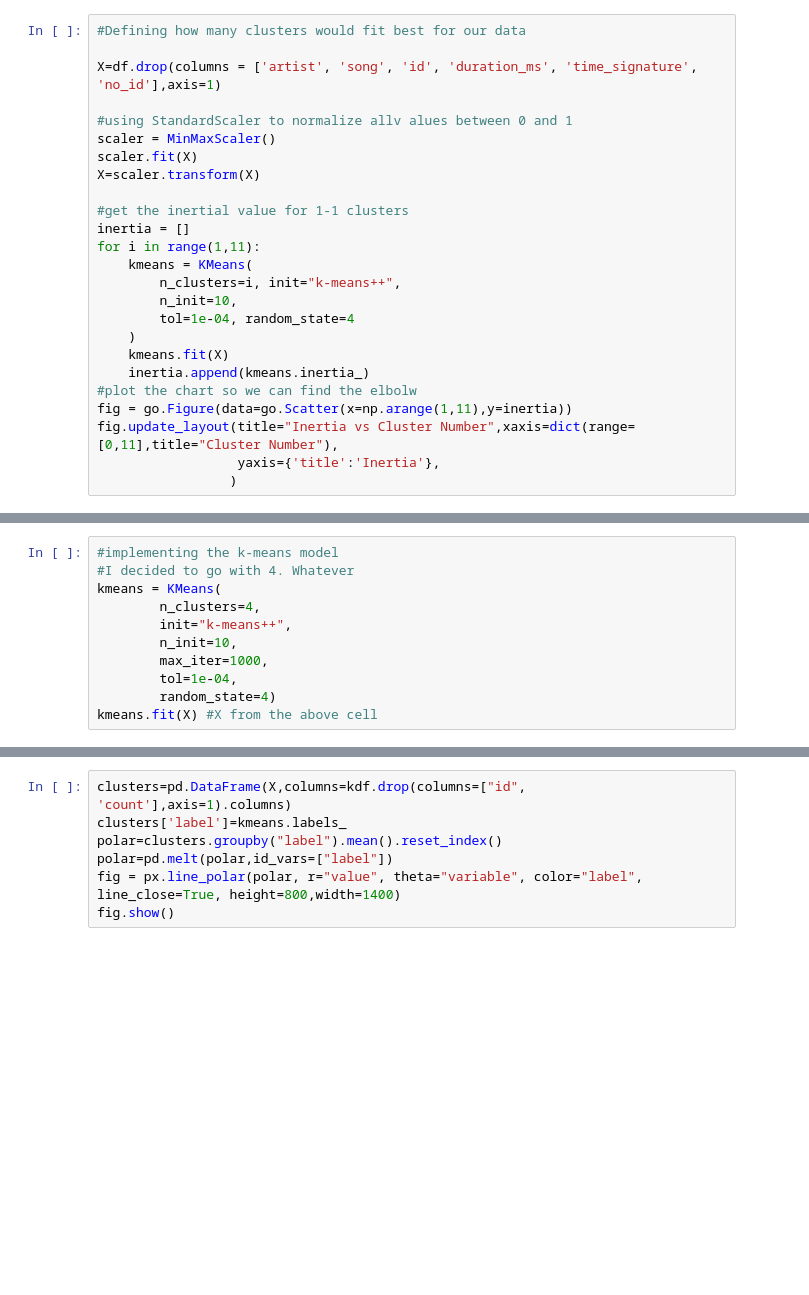
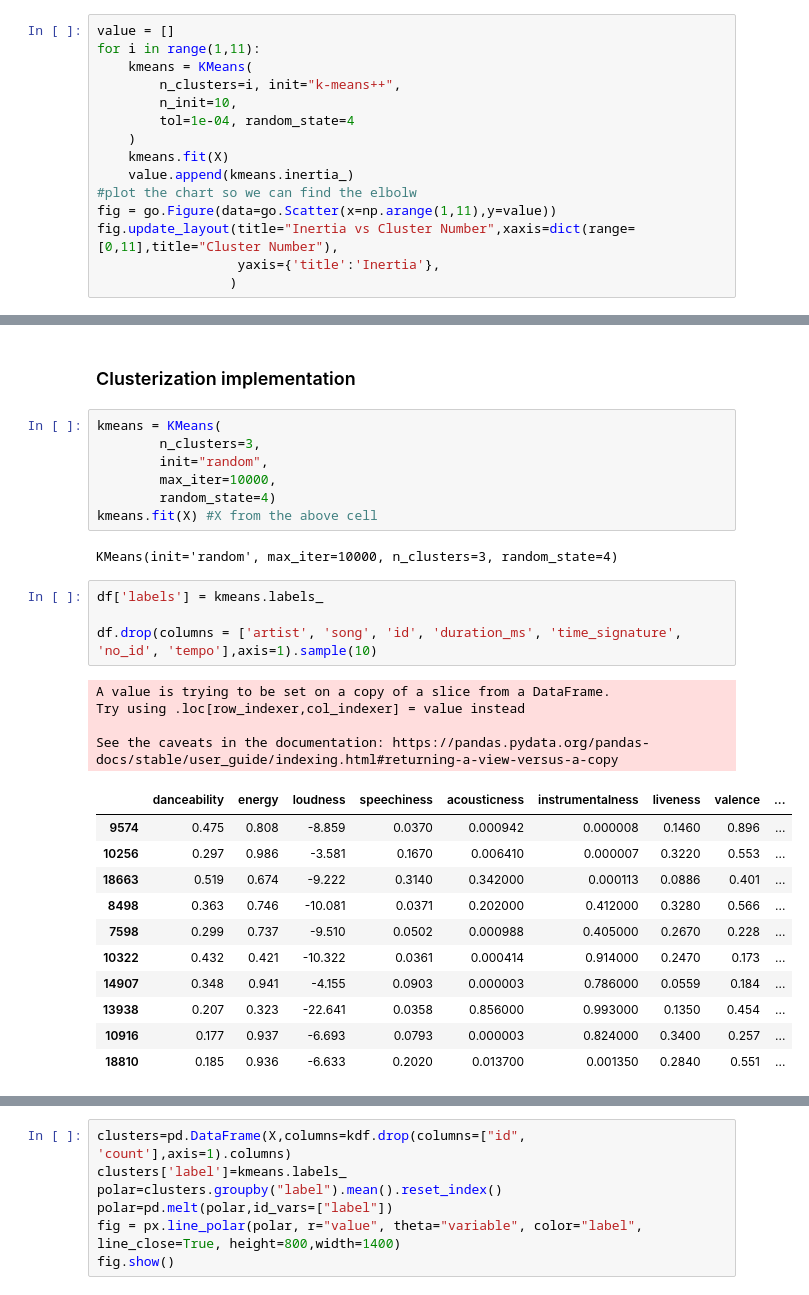
Before and after one commit to otaviomarra/lastfm_to_spotify_playlist_generator, a Jupyter notebook: kmeans_clusters.ipynb, the cells around one changed output, grey strips where cells are left out. Cells and saved outputs as stored; diff of their text form; blank space fills up the shorter version.

```diff
--- a/kmeans_clusters.ipynb
+++ b/kmeans_clusters.ipynb
@@ -27,15 +47,5 @@ fig.show()
 # %%
-#Defining how many clusters would fit best for our data
-
-X=df.drop(columns = ['artist', 'song', 'id', 'duration_ms', 'time_signature', 'no_id'],axis=1)
-
-#using StandardScaler to normalize allv alues between 0 and 1
-scaler = MinMaxScaler()
-scaler.fit(X)
-X=scaler.transform(X)
-
-#get the inertial value for 1-1 clusters
-inertia = []
+value = []
 for i in range(1,11):
     kmeans = KMeans(
         n_clusters=i, init="k-means++",
@@ -43,9 +53,9 @@ for i in range(1,11):
         tol=1e-04, random_state=4
     )
     kmeans.fit(X)
-    inertia.append(kmeans.inertia_)
+    value.append(kmeans.inertia_)
 #plot the chart so we can find the elbolw
-fig = go.Figure(data=go.Scatter(x=np.arange(1,11),y=inertia))
+fig = go.Figure(data=go.Scatter(x=np.arange(1,11),y=value))
 fig.update_layout(title="Inertia vs Cluster Number",xaxis=dict(range=[0,11],title="Cluster Number"),
                   yaxis={'title':'Inertia'},
                  )
@@ -52,11 +76,31 @@ fig.update_layout(title="Inertia vs Cluster Number",xaxis=dict(range=[0,11],titl
+# %% [markdown]
+### Clusterization implementation
 # %%
-#implementing the k-means model
-#I decided to go with 4. Whatever
 kmeans = KMeans(
-        n_clusters=4,
-        init="k-means++",
-        n_init=10,
-        max_iter=1000,
-        tol=1e-04,
+        n_clusters=3,
+        init="random",
+        max_iter=10000,
         random_state=4)
 kmeans.fit(X) #X from the above cell
+# %% [output]
+KMeans(init='random', max_iter=10000, n_clusters=3, random_state=4)
+# %%
+df['labels'] = kmeans.labels_
+
+df.drop(columns = ['artist', 'song', 'id', 'duration_ms', 'time_signature', 'no_id', 'tempo'],axis=1).sample(10)
+# %% [output]
+A value is trying to be set on a copy of a slice from a DataFrame.
+Try using .loc[row_indexer,col_indexer] = value instead
+
+See the caveats in the documentation: https://pandas.pydata.org/pandas-docs/stable/user_guide/indexing.html#returning-a-view-versus-a-copy
+|  | danceability | energy | loudness | speechiness | acousticness | instrumentalness | liveness | valence | ... |
+| 9574 | 0.475 | 0.808 | -8.859 | 0.0370 | 0.000942 | 0.000008 | 0.1460 | 0.896 | ... |
+| 10256 | 0.297 | 0.986 | -3.581 | 0.1670 | 0.006410 | 0.000007 | 0.3220 | 0.553 | ... |
+| 18663 | 0.519 | 0.674 | -9.222 | 0.3140 | 0.342000 | 0.000113 | 0.0886 | 0.401 | ... |
+| 8498 | 0.363 | 0.746 | -10.081 | 0.0371 | 0.202000 | 0.412000 | 0.3280 | 0.566 | ... |
+| 7598 | 0.299 | 0.737 | -9.510 | 0.0502 | 0.000988 | 0.405000 | 0.2670 | 0.228 | ... |
+| 10322 | 0.432 | 0.421 | -10.322 | 0.0361 | 0.000414 | 0.914000 | 0.2470 | 0.173 | ... |
+| 14907 | 0.348 | 0.941 | -4.155 | 0.0903 | 0.000003 | 0.786000 | 0.0559 | 0.184 | ... |
+| 13938 | 0.207 | 0.323 | -22.641 | 0.0358 | 0.856000 | 0.993000 | 0.1350 | 0.454 | ... |
+| 10916 | 0.177 | 0.937 | -6.693 | 0.0793 | 0.000003 | 0.824000 | 0.3400 | 0.257 | ... |
+| 18810 | 0.185 | 0.936 | -6.633 | 0.2020 | 0.013700 | 0.001350 | 0.2840 | 0.551 | ... |
```
Also changed, not shown: parts of 10 cells of this notebook.
